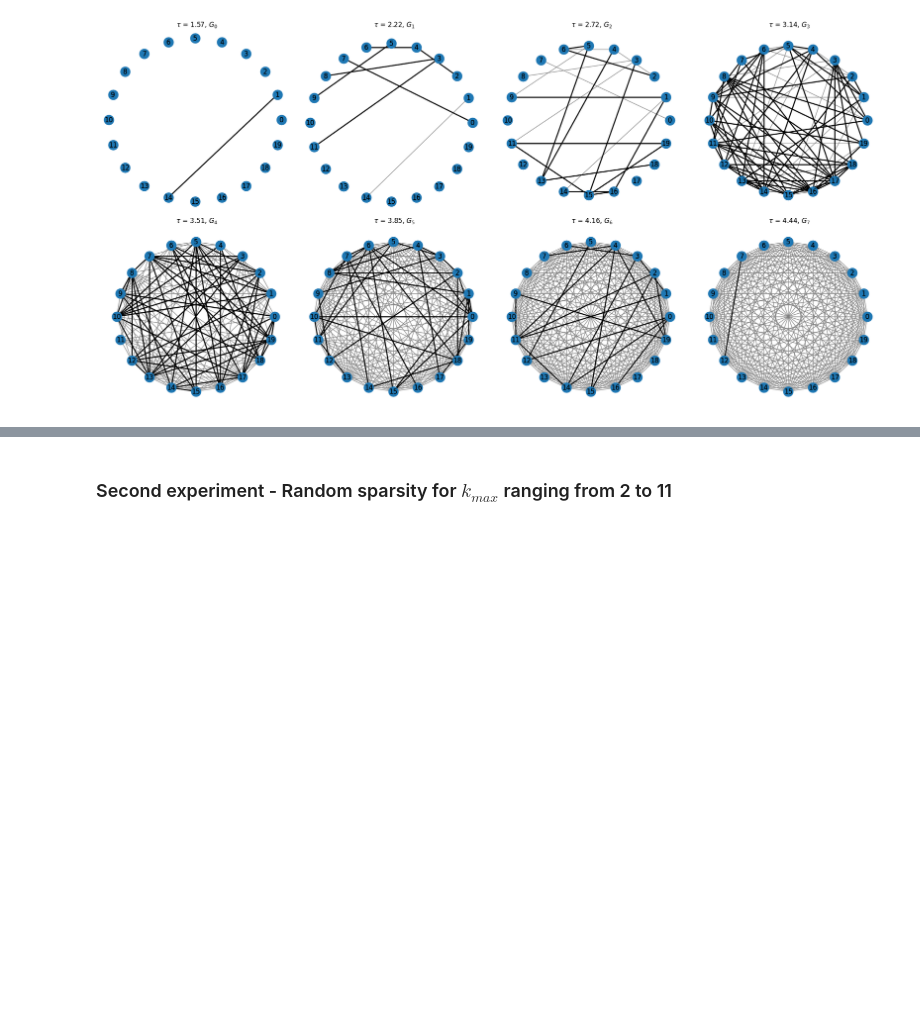
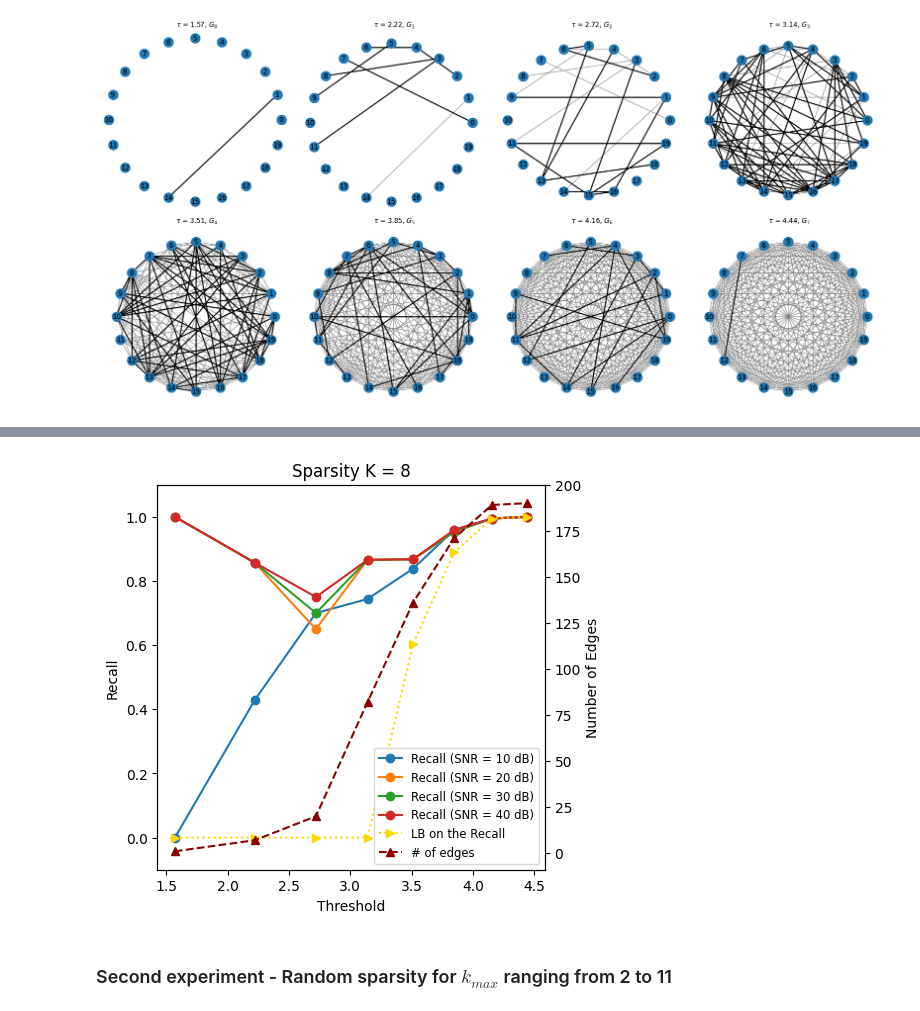
Before and after one commit to LeoDiNino97/LearningOnGraphCellularSheaves, a Jupyter notebook: ToyCase.ipynb, the cells around one changed output, grey strips where cells are left out. Saved outputs shown, nothing was run; the diff lists cells and outputs as text; code cells hidden in the pictures; blank space fills up the shorter version.

```diff
--- a/ToyCase.ipynb
+++ b/ToyCase.ipynb
@@ -410,3 +408,59 @@ plt.show()
+# %%
+import matplotlib.pyplot as plt
+
+# Create a 1x1 grid of subplots to display only the second plot
+fig, ax = plt.subplots(1, 1, figsize=(5, 5))
+
+# Set the sparsity level index for the second plot
+j = 1
+K = generating_sparsity[j]
+
+# Create the twin axis for this specific subplot
+ax_twin = ax.twinx()
+
+# Initialize the lists to store legend handles and labels
+handles, labels = [], []
+
+for SNR in noise_levels:
+    # Plot accuracy on the primary y-axis with markers
+    line, = ax.plot(list(accs[K][SNR].keys()), list(accs[K][SNR].values()),
+                    label=f'Acc SNR = {SNR} dB', marker='o')
+    handles.append(line)
+    labels.append(f'Recall (SNR = {SNR} dB)')
+
+    # Compute and plot the additional curve: max(0, 2 - 190/E)
+    threshold_list = list(edges_number[K][SNR].keys())
+    edges_values = list(edges_number[K][SNR].values())
+    new_curve = [max(0, 2 - 190 / E) for E in edges_values]
+
+# Plot this new curve on the left y-axis
+line, = ax.plot(threshold_list, new_curve, label="LB on the Recall", linestyle=':', color='gold', marker='>')
+handles.append(line)
+labels.append("LB on the Recall")
+
+# Plot edge numbers on the twin y-axis with markers
+line, = ax_twin.plot(list(edges_number[K][SNR].keys()), list(edges_number[K][SNR].values()),
+                     label="# of edges", color='darkred', linestyle='--', marker='^')
+handles.append(line)
+labels.append("# of edges")
+
+# Set labels and title for this subplot
+ax.set_title(f'Sparsity K = {K}')
+ax.set_xlabel('Threshold')  # Replace with your actual x-axis label
+ax.set_ylabel('Recall')
+ax_twin.set_ylabel('Number of Edges')
+
+# Set y-limits for accuracy and number of edges
+ax.set_ylim(min_acc - 0.1, max_acc + 0.1)
+ax_twin.set_ylim(min_edges - 10, max_edges + 10)  # Adjust padding as needed
+
+# Merge legends
+ax.legend(handles, labels, loc='lower right', fontsize='small')
+
+# Show only this subplot
+plt.show()
+# %% [output]
+[figure, added]
 # %% [markdown]
 ### Second experiment - Random sparsity for $k_{max}$ ranging from 2 to 11
 # %%
```
Also changed, not shown: parts of 2 cells of this notebook, 13 other files.
